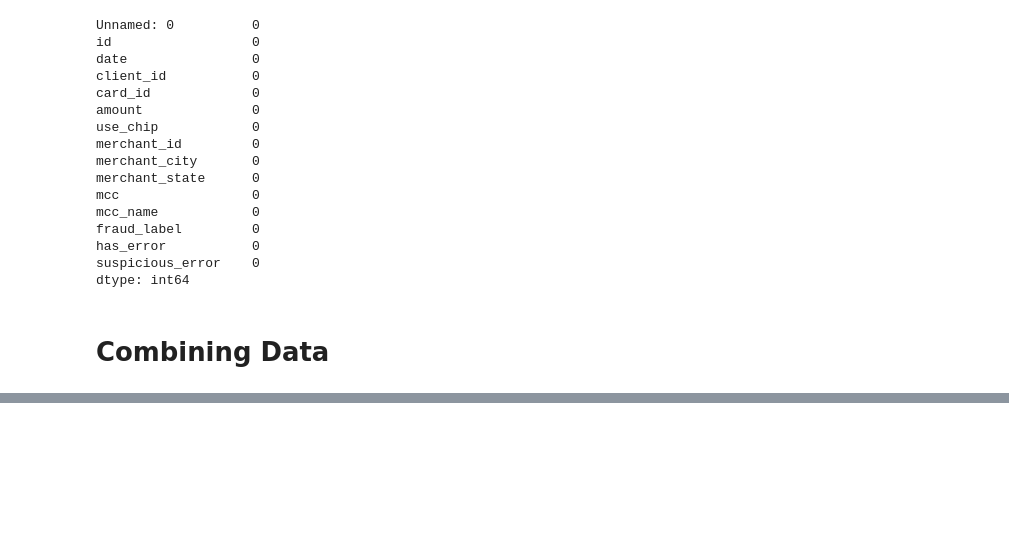
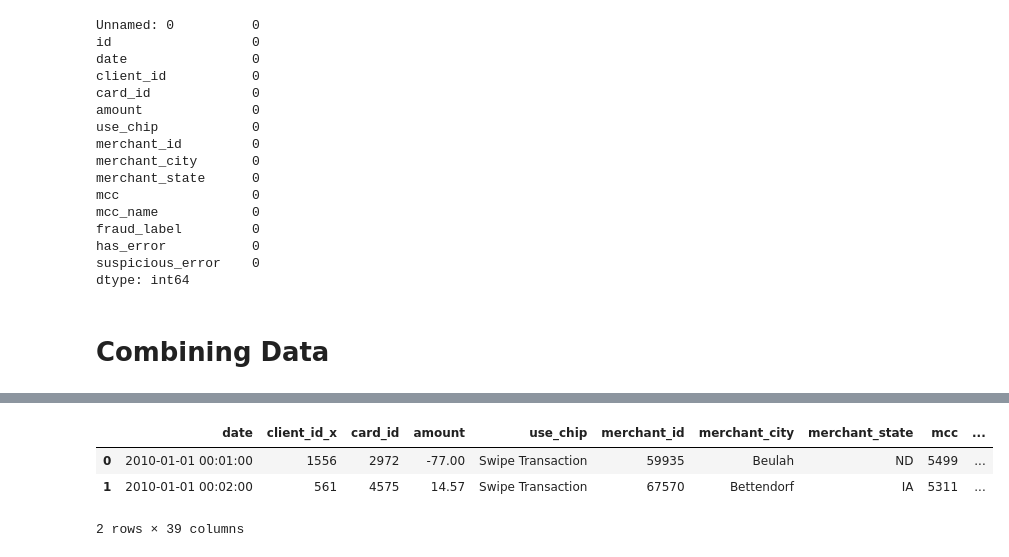
Before and after one commit to esr26/Kaggle-Projects, a Jupyter notebook: Financial Transaction Fraud/ft.ipynb, the cells around one changed output, grey strips where cells are left out. Drawn from its saved outputs; the diff is of its cells as text; code cells hidden in the pictures; blank space fills up the shorter version.

Commit message:
Data cleaning
Code Updated

```diff
--- a/Financial Transaction Fraud/ft.ipynb
+++ b/Financial Transaction Fraud/ft.ipynb
@@ -239,0 +253,18 @@ final_df = pd.merge(merged_df, cards_df, left_on='card_id', right_on='id', how='
+# %%
+# Replacing "$" and ',' with empty space
+def clean_currency(val):
+    if isinstance(val, str):
+        return val.replace("$", "").replace(",", "")
+    return val
+
+
+numeric_cols = ['amount', 'per_capita_income', 'yearly_income', 'total_debt', 'credit_limit']
+for cols in numeric_cols:
+    final_df[cols] = final_df[cols].apply(clean_currency).astype(float)
+# %%
+final_df.head(2)
+# %% [output]
+|  | date | client_id_x | card_id | amount | use_chip | merchant_id | merchant_city | merchant_state | mcc | ... |
+| 0 | 2010-01-01 00:01:00 | 1556 | 2972 | -77.00 | Swipe Transaction | 59935 | Beulah | ND | 5499 | ... |
+| 1 | 2010-01-01 00:02:00 | 561 | 4575 | 14.57 | Swipe Transaction | 67570 | Bettendorf | IA | 5311 | ... |
+2 rows × 39 columns
```
Also changed, not shown: parts of 2 cells of this notebook.
